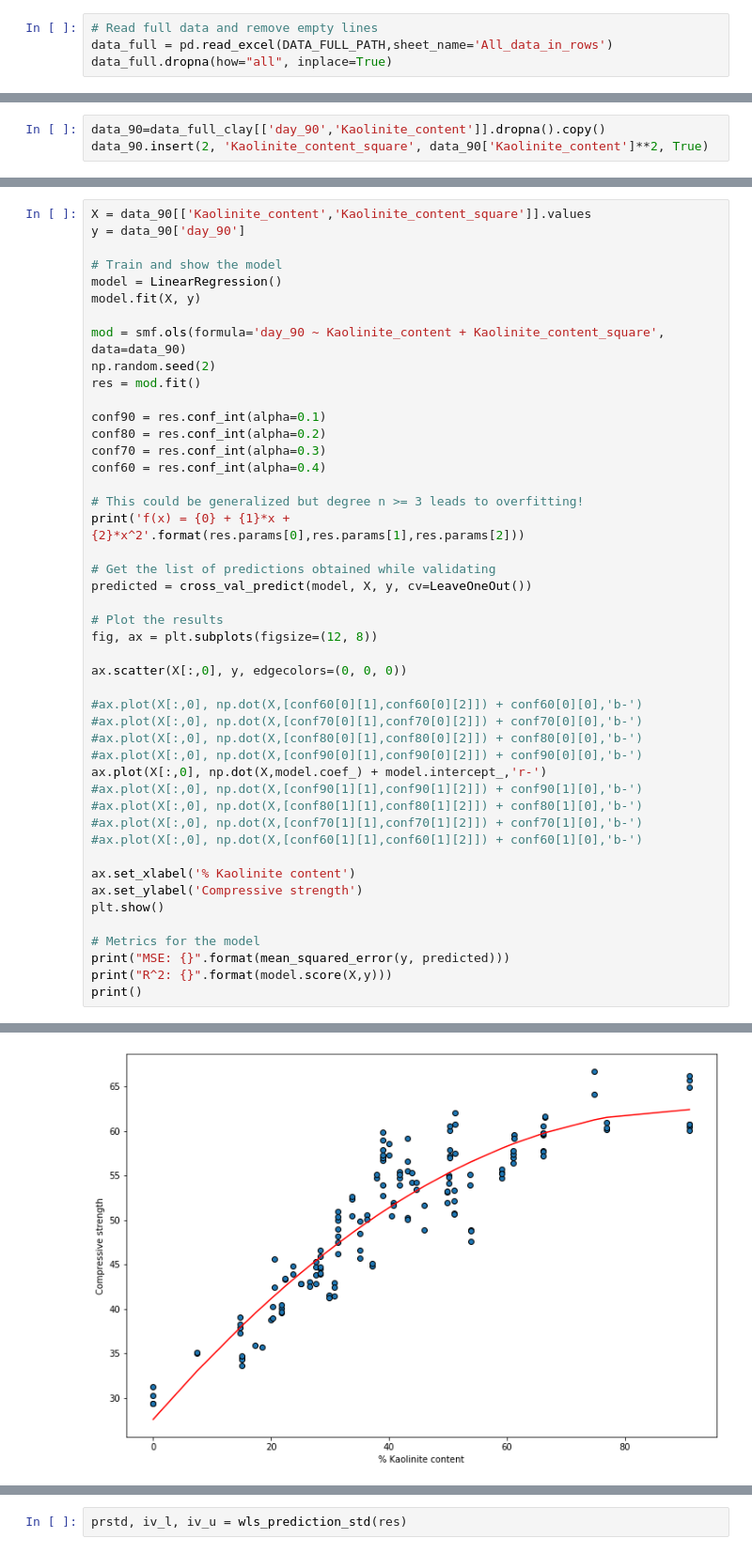
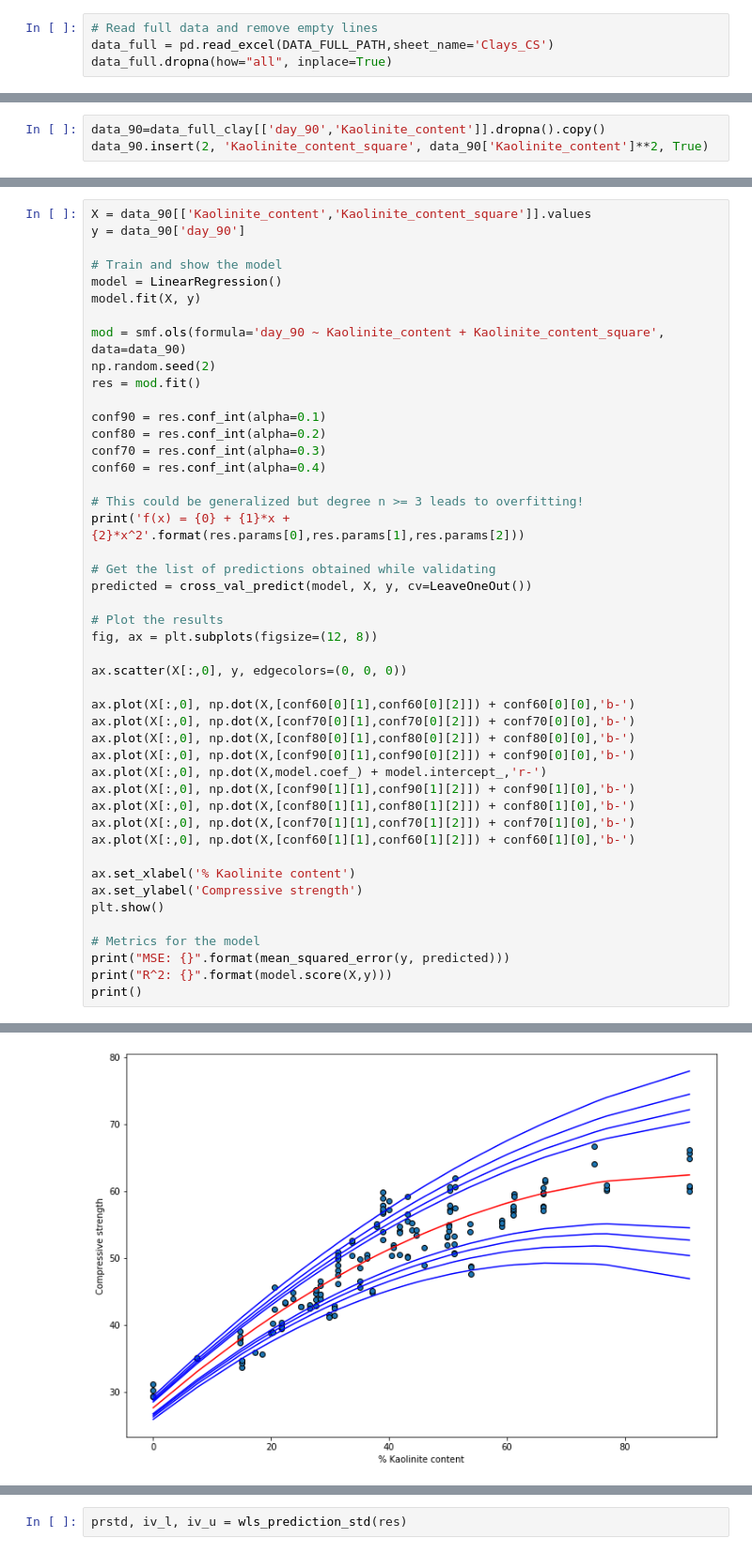
Before and after one commit to frblazquez/LC3, a Jupyter notebook: Project 2/lc3_full_data.ipynb, the cells around one changed output, grey strips where cells are left out. Shown at 94% size. Drawn from its saved outputs; the diff is of its cells as text.

Commit message:
lc3 data cleaned and reviewed, confidence intervals working

```diff
--- a/Project 2/lc3_full_data.ipynb
+++ b/Project 2/lc3_full_data.ipynb
@@ -22,7 +21,7 @@ DATA_MERGED_PATH = './data/data_merged.ods'
 DATA_FULL_PATH   = './data/data_full.ods'
 # %%
 # Read full data and remove empty lines
-data_full = pd.read_excel(DATA_FULL_PATH,sheet_name='All_data_in_rows')
+data_full = pd.read_excel(DATA_FULL_PATH,sheet_name='Clays_CS')
 data_full.dropna(how="all", inplace=True)
 # %%
 # Read clay properties
@@ -540,15 +487,15 @@ fig, ax = plt.subplots(figsize=(12, 8))
 
 ax.scatter(X[:,0], y, edgecolors=(0, 0, 0))
 
-#ax.plot(X[:,0], np.dot(X,[conf60[0][1],conf60[0][2]]) + conf60[0][0],'b-')
-#ax.plot(X[:,0], np.dot(X,[conf70[0][1],conf70[0][2]]) + conf70[0][0],'b-')
-#ax.plot(X[:,0], np.dot(X,[conf80[0][1],conf80[0][2]]) + conf80[0][0],'b-')
-#ax.plot(X[:,0], np.dot(X,[conf90[0][1],conf90[0][2]]) + conf90[0][0],'b-')
+ax.plot(X[:,0], np.dot(X,[conf60[0][1],conf60[0][2]]) + conf60[0][0],'b-')
+ax.plot(X[:,0], np.dot(X,[conf70[0][1],conf70[0][2]]) + conf70[0][0],'b-')
+ax.plot(X[:,0], np.dot(X,[conf80[0][1],conf80[0][2]]) + conf80[0][0],'b-')
+ax.plot(X[:,0], np.dot(X,[conf90[0][1],conf90[0][2]]) + conf90[0][0],'b-')
 ax.plot(X[:,0], np.dot(X,model.coef_) + model.intercept_,'r-')
-#ax.plot(X[:,0], np.dot(X,[conf90[1][1],conf90[1][2]]) + conf90[1][0],'b-')
-#ax.plot(X[:,0], np.dot(X,[conf80[1][1],conf80[1][2]]) + conf80[1][0],'b-')
-#ax.plot(X[:,0], np.dot(X,[conf70[1][1],conf70[1][2]]) + conf70[1][0],'b-')
-#ax.plot(X[:,0], np.dot(X,[conf60[1][1],conf60[1][2]]) + conf60[1][0],'b-')
+ax.plot(X[:,0], np.dot(X,[conf90[1][1],conf90[1][2]]) + conf90[1][0],'b-')
+ax.plot(X[:,0], np.dot(X,[conf80[1][1],conf80[1][2]]) + conf80[1][0],'b-')
+ax.plot(X[:,0], np.dot(X,[conf70[1][1],conf70[1][2]]) + conf70[1][0],'b-')
+ax.plot(X[:,0], np.dot(X,[conf60[1][1],conf60[1][2]]) + conf60[1][0],'b-')
 
 ax.set_xlabel('% Kaolinite content')
 ax.set_ylabel('Compressive strength')
@@ -563 +510 @@ f(x) = 30.062500000000103 + 2.5125000000000024*x + 4.041406250000088*x^2
-[figure, old version]
+[figure, new version]
```
Also changed, not shown: parts of 21 cells of this notebook, 7 other files.
